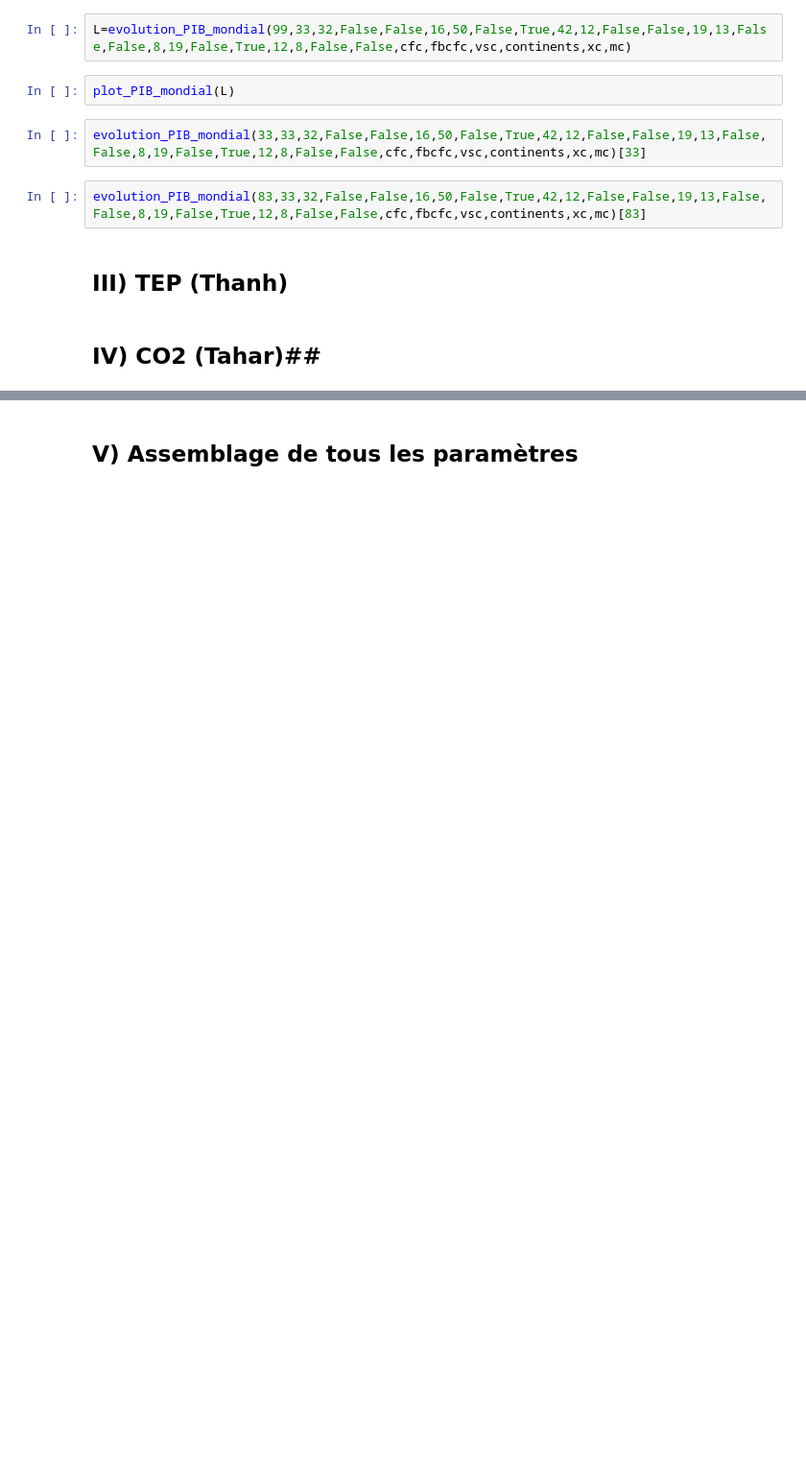
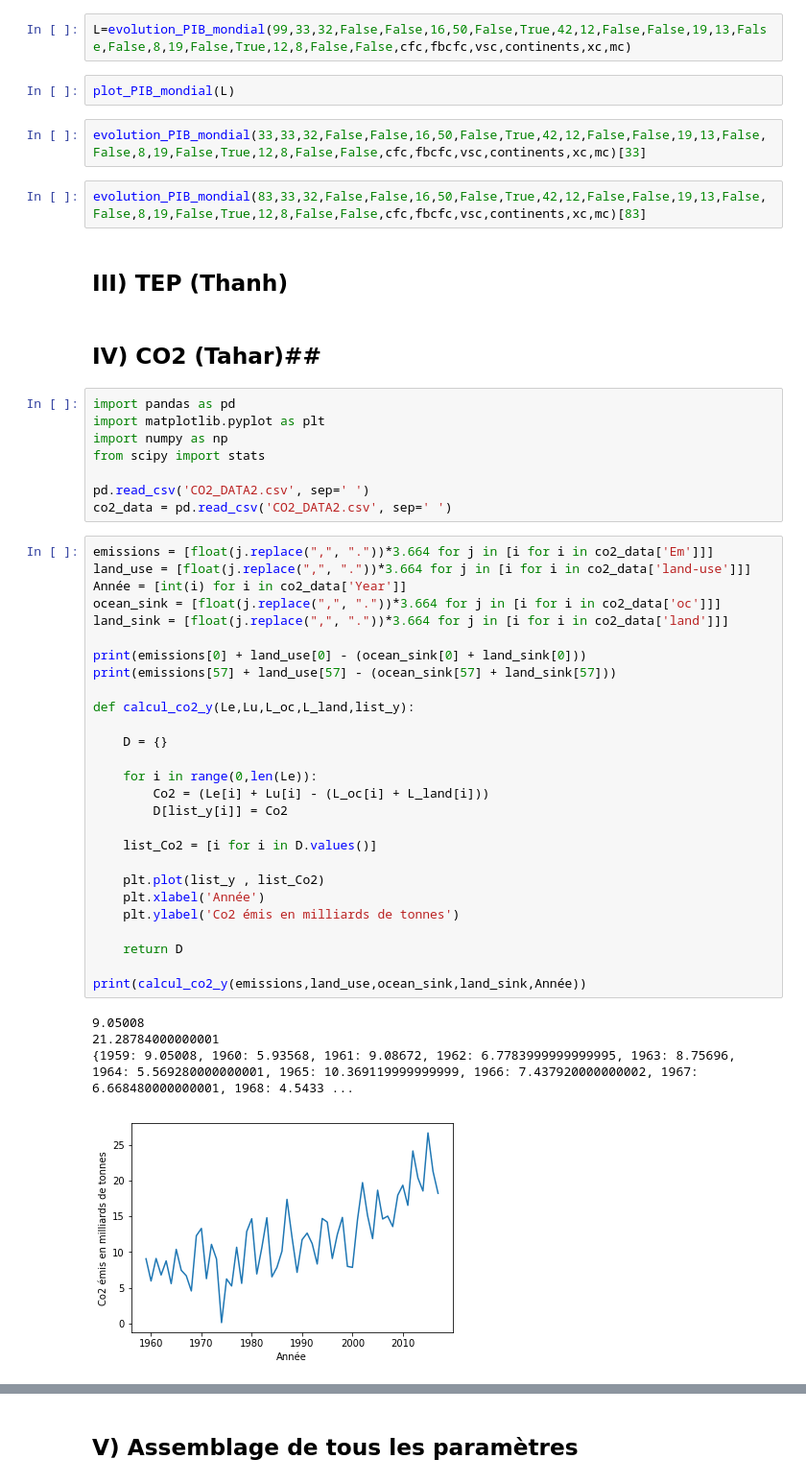
Before and after one commit to are2019-mipia1a2/Evolution-CO2, a Jupyter notebook: (pas bon)po+pib.ipynb, the cells around one changed output, grey strips where cells are left out. Shown at 96% size. Cells and saved outputs as stored; diff of their text form; blank space fills up the shorter version.

```diff
--- a/(pas bon)po+pib.ipynb
+++ b/(pas bon)po+pib.ipynb
@@ -1004,3 +1004,43 @@ evolution_PIB_mondial(83,33,32,False,False,16,50,False,True,42,12,False,False,19
 ## III) TEP (Thanh)
 # %% [markdown]
 ## IV) CO2 (Tahar)##
+# %%
+import pandas as pd
+import matplotlib.pyplot as plt
+import numpy as np
+from scipy import stats
+
+pd.read_csv('CO2_DATA2.csv', sep=' ')
+co2_data = pd.read_csv('CO2_DATA2.csv', sep=' ')
+# %%
+emissions = [float(j.replace(",", "."))*3.664 for j in [i for i in co2_data['Em']]]
+land_use = [float(j.replace(",", "."))*3.664 for j in [i for i in co2_data['land-use']]]
+Année = [int(i) for i in co2_data['Year']]
+ocean_sink = [float(j.replace(",", "."))*3.664 for j in [i for i in co2_data['oc']]]
+land_sink = [float(j.replace(",", "."))*3.664 for j in [i for i in co2_data['land']]]
+
+print(emissions[0] + land_use[0] - (ocean_sink[0] + land_sink[0]))
+print(emissions[57] + land_use[57] - (ocean_sink[57] + land_sink[57]))
+
+def calcul_co2_y(Le,Lu,L_oc,L_land,list_y):
+
+    D = {}
+
+    for i in range(0,len(Le)):
+        Co2 = (Le[i] + Lu[i] - (L_oc[i] + L_land[i]))
+        D[list_y[i]] = Co2
+
+    list_Co2 = [i for i in D.values()]
+
+    plt.plot(list_y , list_Co2)
+    plt.xlabel('Année')
+    plt.ylabel('Co2 émis en milliards de tonnes')
+
+    return D
+
+print(calcul_co2_y(emissions,land_use,ocean_sink,land_sink,Année))
+# %% [output]
+9.05008
+21.28784000000001
+{1959: 9.05008, 1960: 5.93568, 1961: 9.08672, 1962: 6.7783999999999995, 1963: 8.75696, 1964: 5.569280000000001, 1965: 10.369119999999999, 1966: 7.437920000000002, 1967: 6.668480000000001, 1968: 4.5433 ...
+[figure, added]
```
Also changed, not shown: parts of 12 cells of this notebook.
